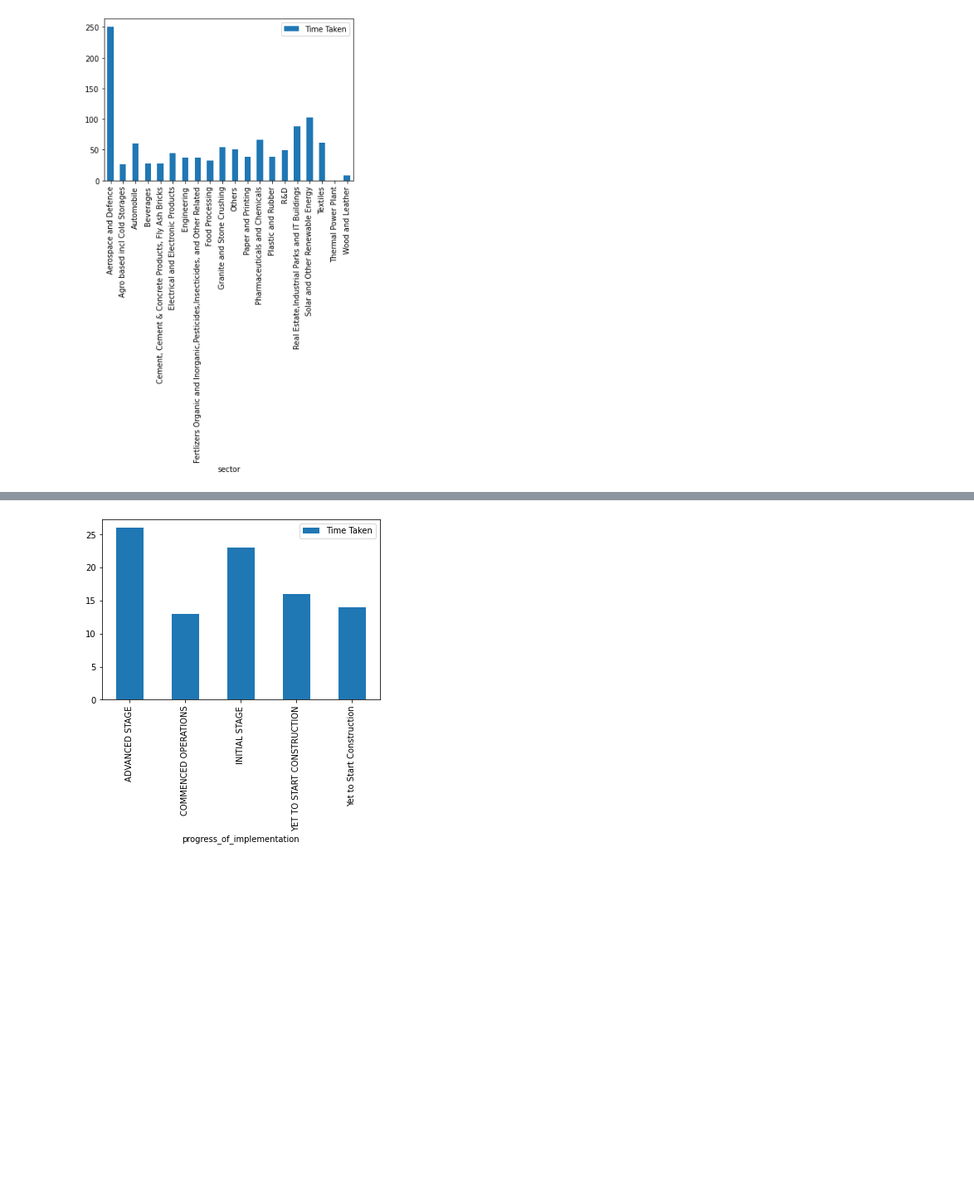
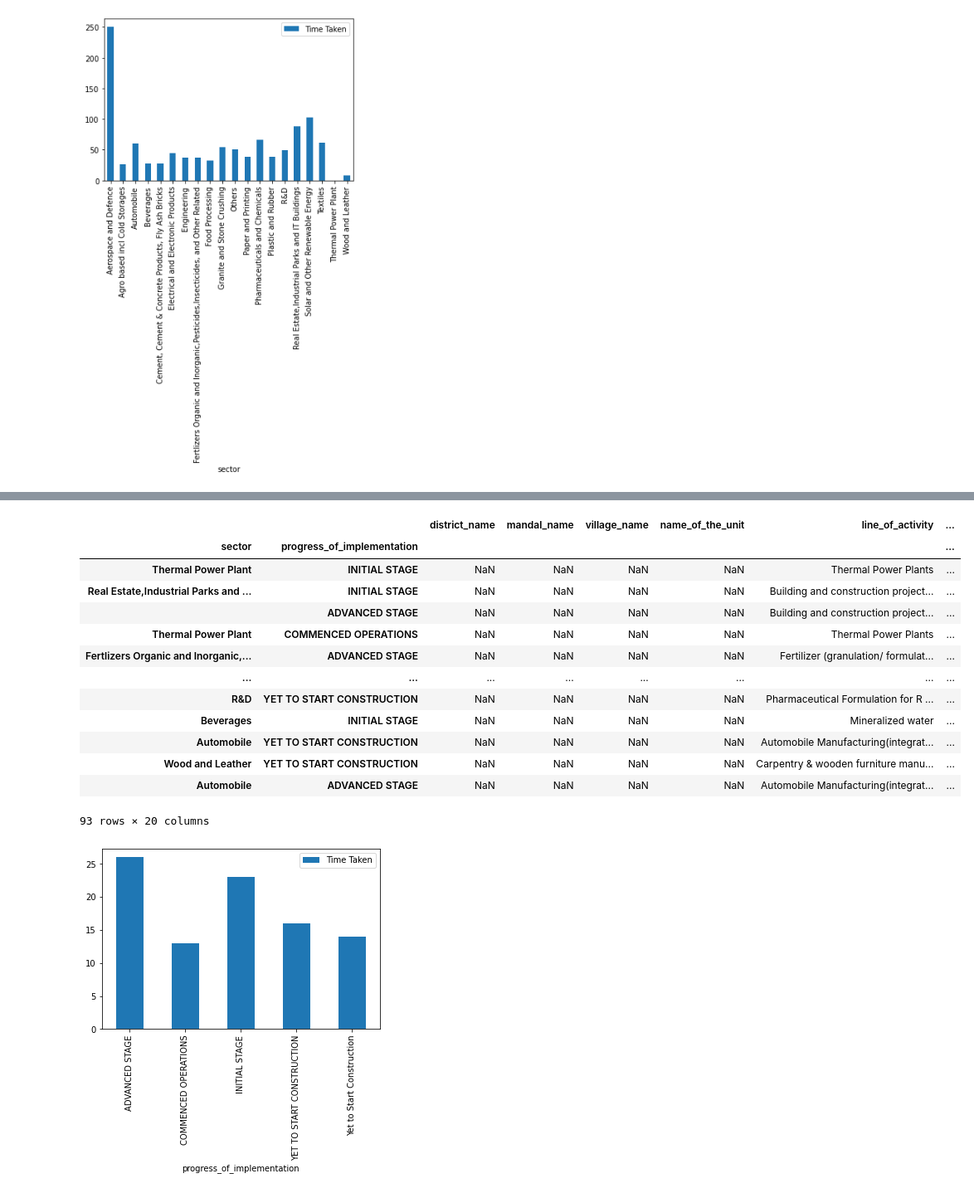
Before and after one commit to voletibhaskar/Telangana-IPass-Data-Analysis, a Jupyter notebook: Time_jupyter.ipynb, the cells around one changed output, grey strips where cells are left out. Shown: that part at 83% size. Cells and saved outputs as stored; diff of their text form; code cells hidden in the pictures; blank space fills up the shorter version.

```diff
--- a/Time_jupyter.ipynb
+++ b/Time_jupyter.ipynb
@@ -353,3 +406,21 @@ time_taken_for_sector_approval.groupby(['sector']).mean().plot.bar()
+# %%
+max_investment_per_sector_progress = all_time_data.groupby(['sector', 'progress_of_implementation']).apply(lambda df: df.loc[df.investment.idxmax()])
+max_investment_per_sector_progress.sort_values(by='investment',ascending=False)
+# %% [output]
+|  |  | district_name | mandal_name | village_name | name_of_the_unit | line_of_activity | ... |
+| sector | progress_of_implementation |  |  |  |  |  | ... |
+| Thermal Power Plant | INITIAL STAGE | NaN | NaN | NaN | NaN | Thermal Power Plants | ... |
+| Real Estate,Industrial Parks and ... | INITIAL STAGE | NaN | NaN | NaN | NaN | Building and construction project... | ... |
+|  | ADVANCED STAGE | NaN | NaN | NaN | NaN | Building and construction project... | ... |
+| Thermal Power Plant | COMMENCED OPERATIONS | NaN | NaN | NaN | NaN | Thermal Power Plants | ... |
+| Fertlizers Organic and Inorganic,... | ADVANCED STAGE | NaN | NaN | NaN | NaN | Fertilizer (granulation/ formulat... | ... |
+| ... | ... | ... | ... | ... | ... | ... | ... |
+| R&D | YET TO START CONSTRUCTION | NaN | NaN | NaN | NaN | Pharmaceutical Formulation for R ... | ... |
+| Beverages | INITIAL STAGE | NaN | NaN | NaN | NaN | Mineralized water | ... |
+| Automobile | YET TO START CONSTRUCTION | NaN | NaN | NaN | NaN | Automobile Manufacturing(integrat... | ... |
+| Wood and Leather | YET TO START CONSTRUCTION | NaN | NaN | NaN | NaN | Carpentry & wooden furniture manu... | ... |
+| Automobile | ADVANCED STAGE | NaN | NaN | NaN | NaN | Automobile Manufacturing(integrat... | ... |
+93 rows × 20 columns
 # %%
 current_status = time_taken_for_sector_approval.groupby(['progress_of_implementation']).median().plot.bar()
 # %% [output]
```
Also changed, not shown: parts of 6 cells of this notebook.
